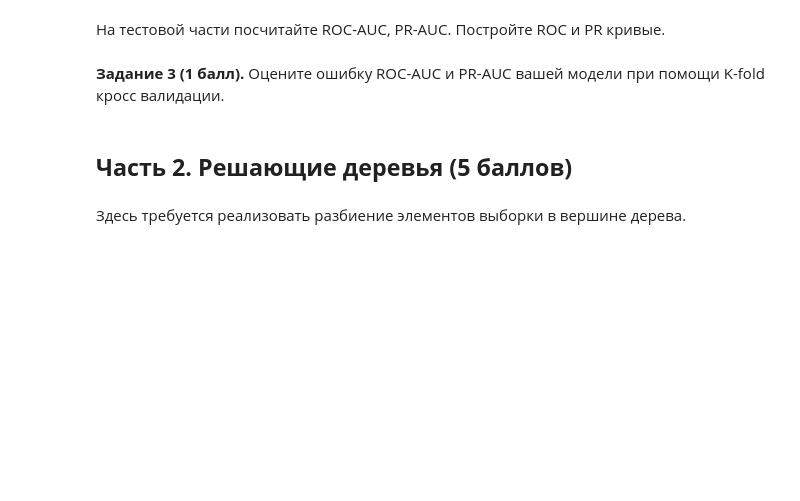
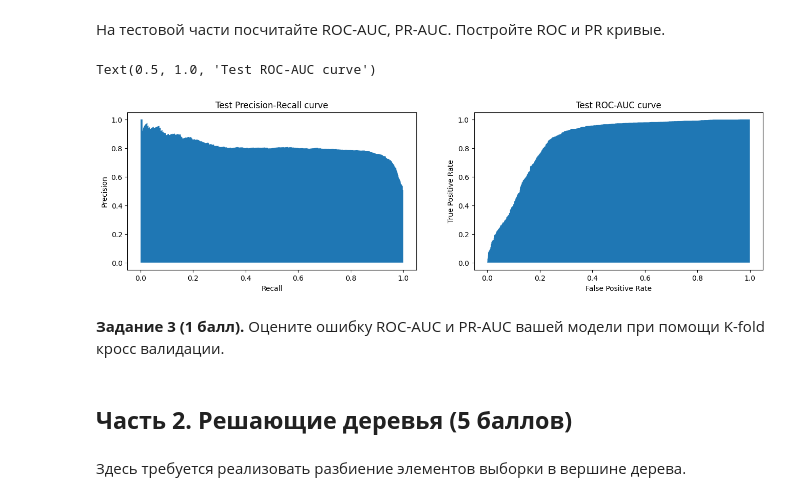
Before and after one commit to fitlemon/math_for_ds, a Jupyter notebook: Module6/14_hw_additional.ipynb, the cells around one changed output. Saved outputs shown, nothing was run; the diff lists cells and outputs as text; code cells hidden in the pictures; blank space fills up the shorter version.

```diff
--- a/Module6/14_hw_additional.ipynb
+++ b/Module6/14_hw_additional.ipynb
@@ -167,3 +239,25 @@ X_train, X_test, y_train, y_test = train_test_split(
+# %%
+# your code
+# precision_recall_curve, roc_auc_score, roc_curve, auc
+y_pred = model_full.predict(X_test)
+y_proba = model_full.predict_proba(X_test)
+
+fig, axes = plt.subplots(nrows=1, ncols=2, figsize=(16, 4))
+# Drawing Test Precision-Recall curve
+precision, recall, thresholds = precision_recall_curve(y_test, y_proba)
+axes[0].fill_between(recall, precision)
+axes[0].set_ylabel("Precision")
+axes[0].set_xlabel("Recall")
+axes[0].set_title("Test Precision-Recall curve")
+# Drawing ROC curve
+fpr, tpr, thresholds = roc_curve(y_test, y_proba)
+axes[1].fill_between(fpr, tpr)
+axes[1].set_ylabel("True Positive Rate")
+axes[1].set_xlabel("False Positive Rate")
+axes[1].set_title("Test ROC-AUC curve")
+# %% [output]
+Text(0.5, 1.0, 'Test ROC-AUC curve')
+[figure, added]
 # %% [markdown]
 **Задание 3 (1 балл).** Оцените ошибку ROC-AUC и PR-AUC вашей модели при помощи K-fold кросс валидации.
 # %%
```
Also changed, not shown: parts of 10 cells of this notebook, 3 other files.
